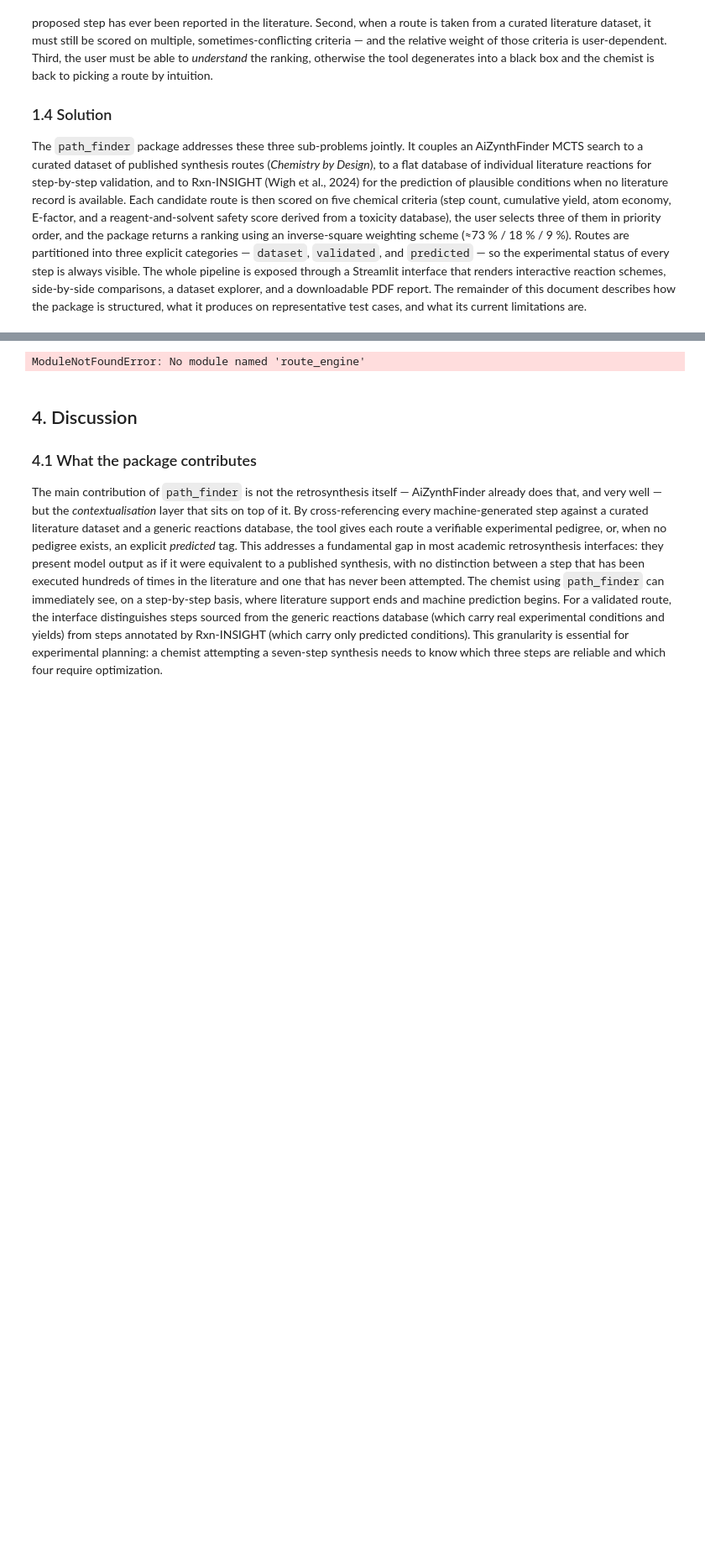
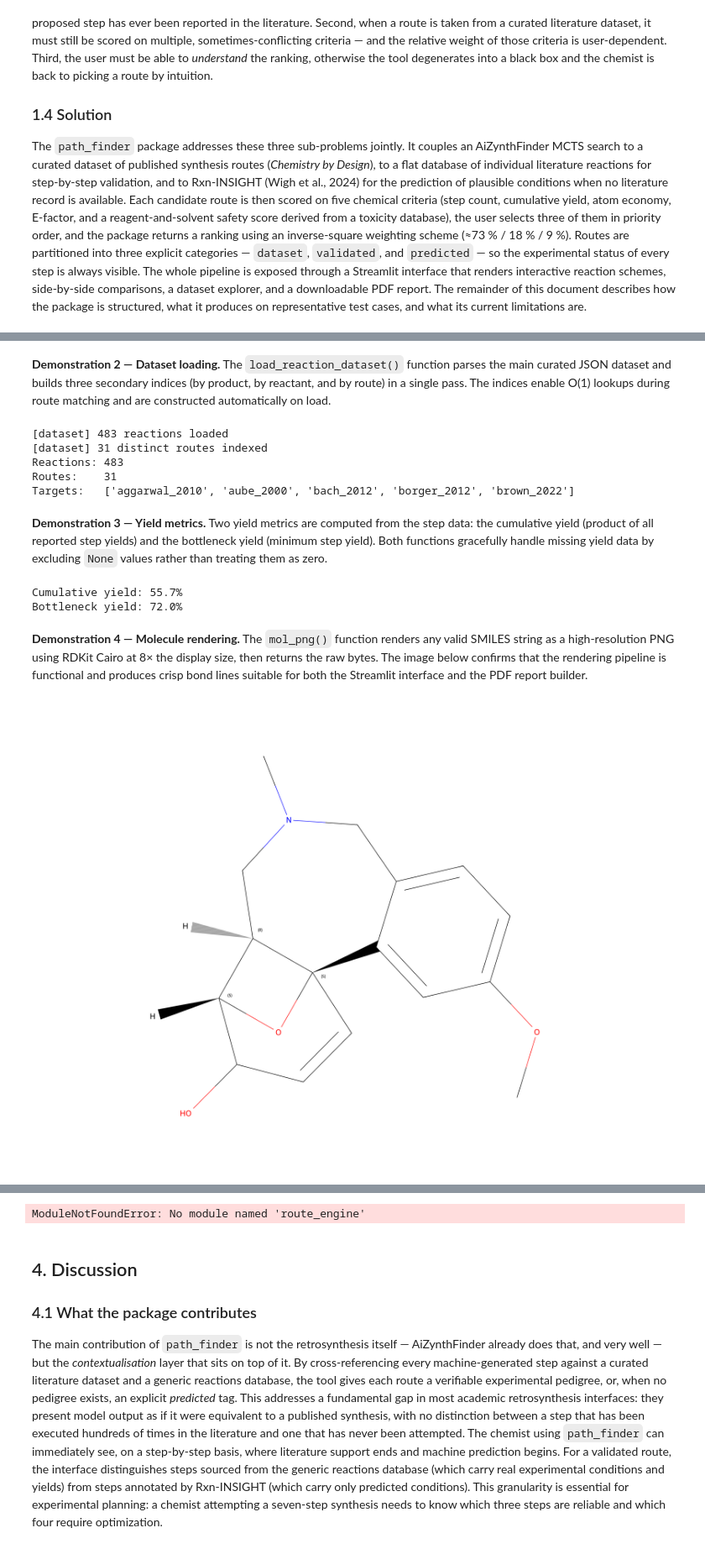
Before and after one commit to YaraChahda/path_finder, a Jupyter notebook: notebooks/report.ipynb, the cells around one changed output, grey strips where cells are left out. Shown at 84% size. Cells and saved outputs as stored; diff of their text form; code cells hidden in the pictures; blank space fills up the shorter version.

Commit message:
docs: complete report notebook — add code demos, fix app_path_finder references, fix author name

```diff
--- a/notebooks/report.ipynb
+++ b/notebooks/report.ipynb
@@ -68,3 +83,45 @@ The AiZynthFinder policy network files (trained on the USPTO dataset) and stock
+# %% [markdown]
+**Demonstration 2 — Dataset loading.** The `load_reaction_dataset()` function parses the main curated JSON dataset and builds three secondary indices (by product, by reactant, and by route) in a single pass. The indices enable O(1) lookups during route matching and are constructed automatically on load.
+# %%
+from path_finder.route_engine import load_reaction_dataset
+
+ds = load_reaction_dataset('../data/reaction_dataset.json')
+print(f"Reactions: {len(ds['all'])}")
+print(f"Routes:    {len(ds['by_route'])}")
+print(f"Targets:   {list(ds['by_route'].keys())[:5]}")
+# %% [output]
+[dataset] 483 reactions loaded
+[dataset] 31 distinct routes indexed
+Reactions: 483
+Routes:    31
+Targets:   ['aggarwal_2010', 'aube_2000', 'bach_2012', 'borger_2012', 'brown_2022']
+# %% [markdown]
+**Demonstration 3 — Yield metrics.** Two yield metrics are computed from the step data: the cumulative yield (product of all reported step yields) and the bottleneck yield (minimum step yield). Both functions gracefully handle missing yield data by excluding `None` values rather than treating them as zero.
+# %%
+from path_finder.route_engine import cumulative_yield, bottleneck_yield
+
+# Example with 3 steps
+steps = [
+    {"yield_percent": 85.0},
+    {"yield_percent": 72.0},
+    {"yield_percent": 91.0},
+]
+print(f"Cumulative yield: {cumulative_yield(steps)*100:.1f}%")
+print(f"Bottleneck yield: {bottleneck_yield(steps):.1f}%")
+# %% [output]
+Cumulative yield: 55.7%
+Bottleneck yield: 72.0%
+# %% [markdown]
+**Demonstration 4 — Molecule rendering.** The `mol_png()` function renders any valid SMILES string as a high-resolution PNG using RDKit Cairo at 8× the display size, then returns the raw bytes. The image below confirms that the rendering pipeline is functional and produces crisp bond lines suitable for both the Streamlit interface and the PDF report builder.
+# %%
+from path_finder.molecule_rendering import mol_png
+from IPython.display import Image
+
+galanthamine = "OC1C=C[C@@]23c4cc(OC)ccc4CN(C)C[C@@H]2[C@@H]1O3"
+png = mol_png(galanthamine, 400, 300)
+Image(data=png)
+# %% [output]
+[figure, added]
 # %% [markdown]
 ## 3. Results
 
```
Also changed, not shown: parts of 4 cells of this notebook, 7 other files.
